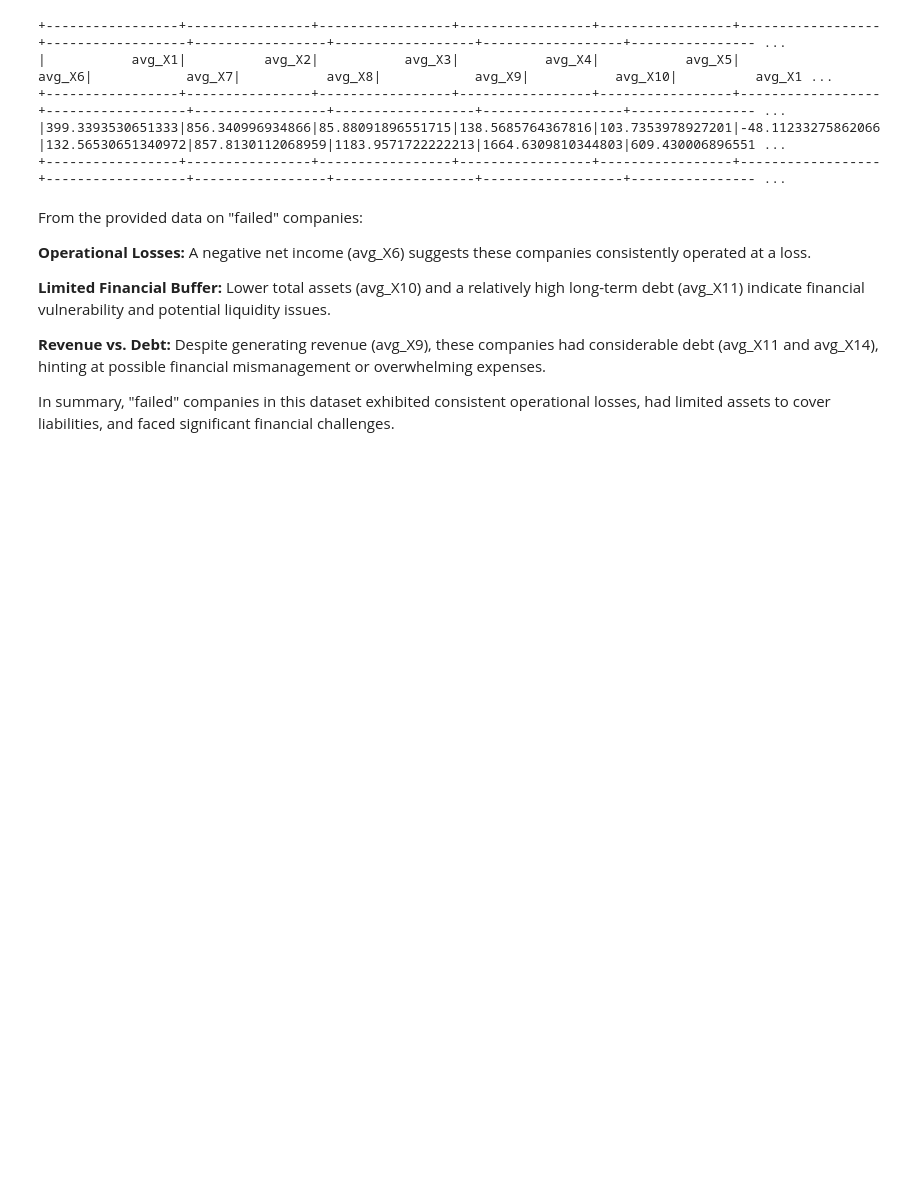
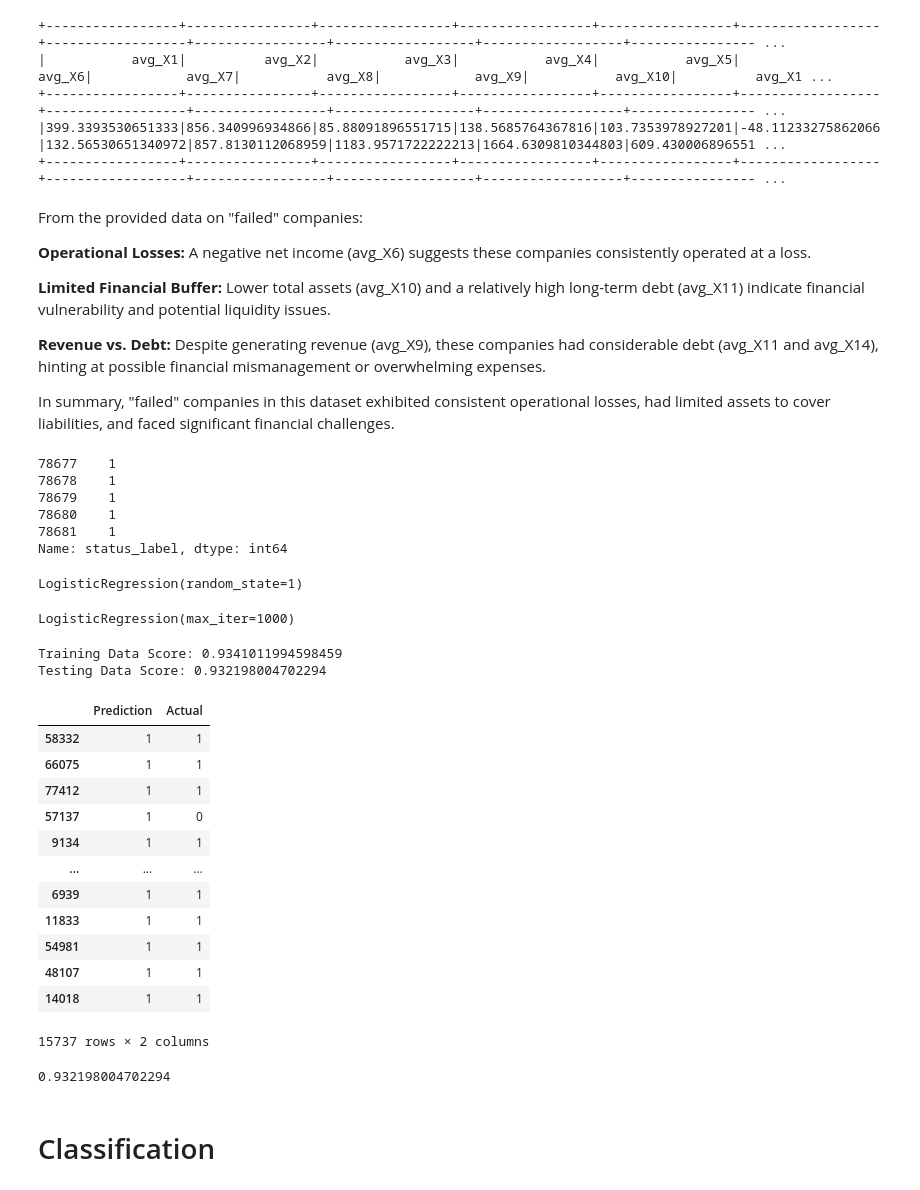
Before and after one commit to jannatulhashi/predicting_non-bankrupt_companies, a Jupyter notebook: american_company_bankruptcy_colab.ipynb, the cells around one changed output. Drawn from its saved outputs; the diff is of its cells as text; code cells hidden in the pictures; blank space fills up the shorter version.

```diff
--- a/american_company_bankruptcy_colab.ipynb
+++ b/american_company_bankruptcy_colab.ipynb
@@ -611,0 +623,79 @@ In summary, "failed" companies in this dataset exhibited consistent operational
+# %%
+# Identify the variables
+
+X.head()
+X.tail()
+y.head()
+y.tail()
+# %% [output]
+78677    1
+78678    1
+78679    1
+78680    1
+78681    1
+Name: status_label, dtype: int64
+# %%
+# Split the data into training and testing
+
+X_train, X_test, y_train, y_test = train_test_split(X,
+                                                    y,
+                                                    random_state=42,
+                                                    stratify=y)
+# %%
+# Identify the Logistic Regression
+classifier = LogisticRegression(solver='lbfgs', random_state=1)
+
+classifier
+# %% [output]
+LogisticRegression(random_state=1)
+# %%
+# Train the data
+from sklearn.linear_model import LogisticRegression
+
+classifier = LogisticRegression(max_iter=1000)
+classifier.fit(X_train, y_train)
+# %% [output]
+LogisticRegression(max_iter=1000)
+# %%
+import warnings
+warnings.filterwarnings(action='ignore', category=UserWarning)
+
+# Score the model
+
+# Score the model on the training data
+training_score = classifier.score(X_train, y_train)
+print(f"Training Data Score: {training_score}")
+
+
+testing_score = classifier.score(X_test, y_test)
+print(f"Testing Data Score: {testing_score}")
+# %% [output]
+Training Data Score: 0.9341011994598459
+Testing Data Score: 0.932198004702294
+# %%
+# Predict outcomes for test data set
+predictions = classifier.predict(X_test)
+pd.DataFrame({"Prediction": predictions, "Actual": y_test})
+# %% [output]
+|  | Prediction | Actual |
+| 58332 | 1 | 1 |
+| 66075 | 1 | 1 |
+| 77412 | 1 | 1 |
+| 57137 | 1 | 0 |
+| 9134 | 1 | 1 |
+| ... | ... | ... |
+| 6939 | 1 | 1 |
+| 11833 | 1 | 1 |
+| 54981 | 1 | 1 |
+| 48107 | 1 | 1 |
+| 14018 | 1 | 1 |
+15737 rows × 2 columns
+# %%
+# Calculate the accuracy score
+# Display the test score
+
+accuracy_score(y_test, predictions)
+# %% [output]
+0.932198004702294
+# %% [markdown]
+# Classification
```
Also changed, not shown: parts of 39 cells of this notebook.
